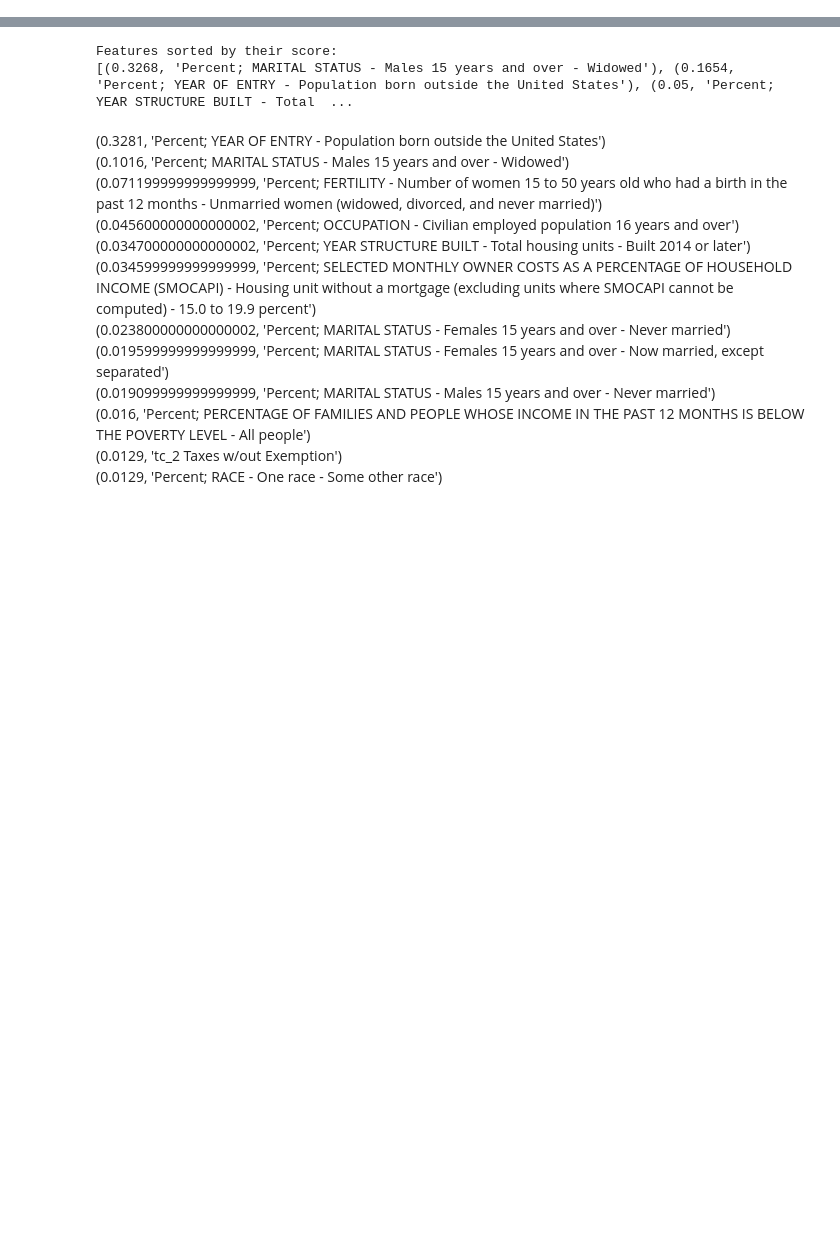
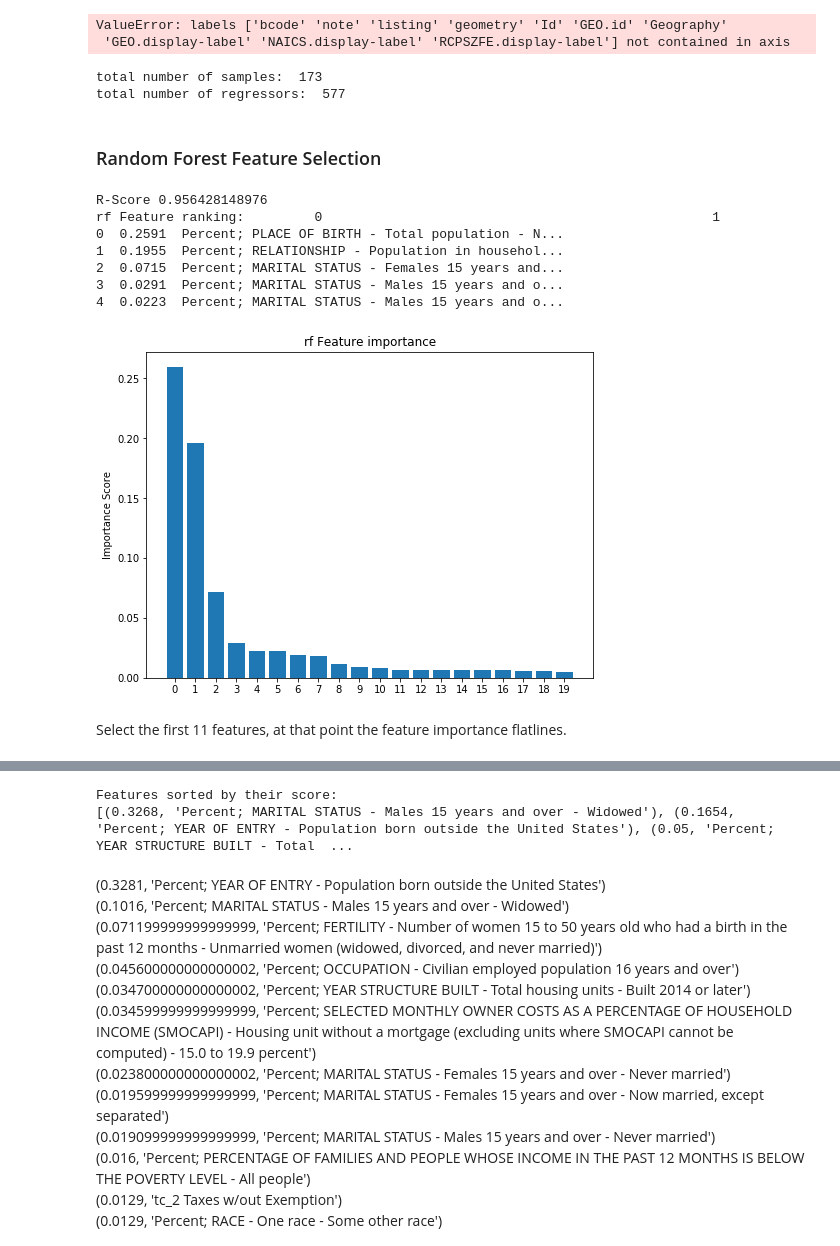
Before and after one commit to sbg389/ads2017, a Jupyter notebook: 5_feature_selection.ipynb, the cells around one changed output, grey strips where cells are left out. Drawn from its saved outputs; the diff is of its cells as text; code cells hidden in the pictures; blank space fills up the shorter version.

Commit message:
Updated feature selection and modeling

```diff
--- a/5_feature_selection.ipynb
+++ b/5_feature_selection.ipynb
@@ -41,2 +72,2 @@ data.head(3)
 # %%
-data.drop(['Unnamed: 0',  'Unnamed: 0.1','Unnamed: 0.1.1'], axis=1, inplace=True)
+data.drop(['Unnamed: 0',  'Unnamed: 0.1'], axis=1, inplace=True)
@@ -109,2 +92,0 @@ for i in data.columns:
-# %%
-data = data.fillna(data.mean())
@@ -116,4 +107,31 @@ Code adapted from http://blog.datadive.net/selecting-good-features-part-iii-rand
+# %%
+data.drop(['listings_per_sqmi'], axis=1, inplace=True)
 # %%
-data.drop(['bcode','note',
-           'listing','geometry','Id',
-           'Geography',], axis=1, inplace=True)
+data.drop(['bcode','note','boro','listings_per_sqmi',
+           'listing','geometry','Id','GEO.id',
+           'Geography','GEO.display-label', 'NAICS.display-label',
+          'RCPSZFE.display-label'], axis=1, inplace=True)
+# %% [output]
+ValueError: labels ['bcode' 'note' 'listing' 'geometry' 'Id' 'GEO.id' 'Geography'
+ 'GEO.display-label' 'NAICS.display-label' 'RCPSZFE.display-label'] not contained in axis
+# %%
+print ('total number of samples: ', len(data))
+print ('total number of regressors: ', len(data.columns)-1)
+# %% [output]
+total number of samples:  173
+total number of regressors:  577
+# %% [markdown]
+### Random Forest Feature Selection
+# %%
+rf_res = pd.DataFrame(feat_sel(data, 'listingsHouseholdsRatio'))
+# %% [output]
+R-Score 0.956428148976
+rf Feature ranking:         0                                                  1
+0  0.2591  Percent; PLACE OF BIRTH - Total population - N...
+1  0.1955  Percent; RELATIONSHIP - Population in househol...
+2  0.0715  Percent; MARITAL STATUS - Females 15 years and...
+3  0.0291  Percent; MARITAL STATUS - Males 15 years and o...
+4  0.0223  Percent; MARITAL STATUS - Males 15 years and o...
+[figure, added]
+# %% [markdown]
+Select the first 11 features, at that point the feature importance flatlines.
```
Also changed, not shown: parts of 45 cells of this notebook.
